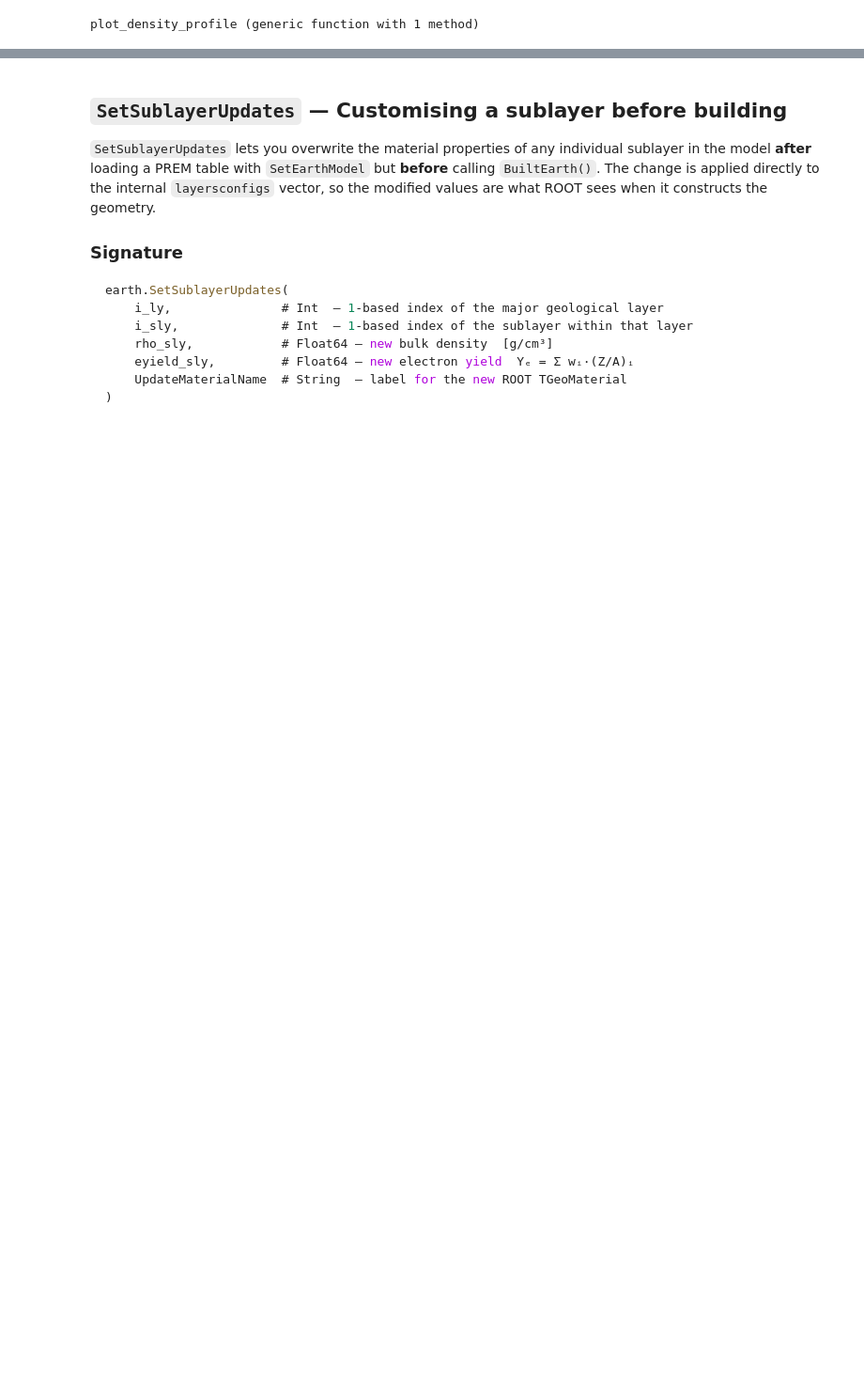
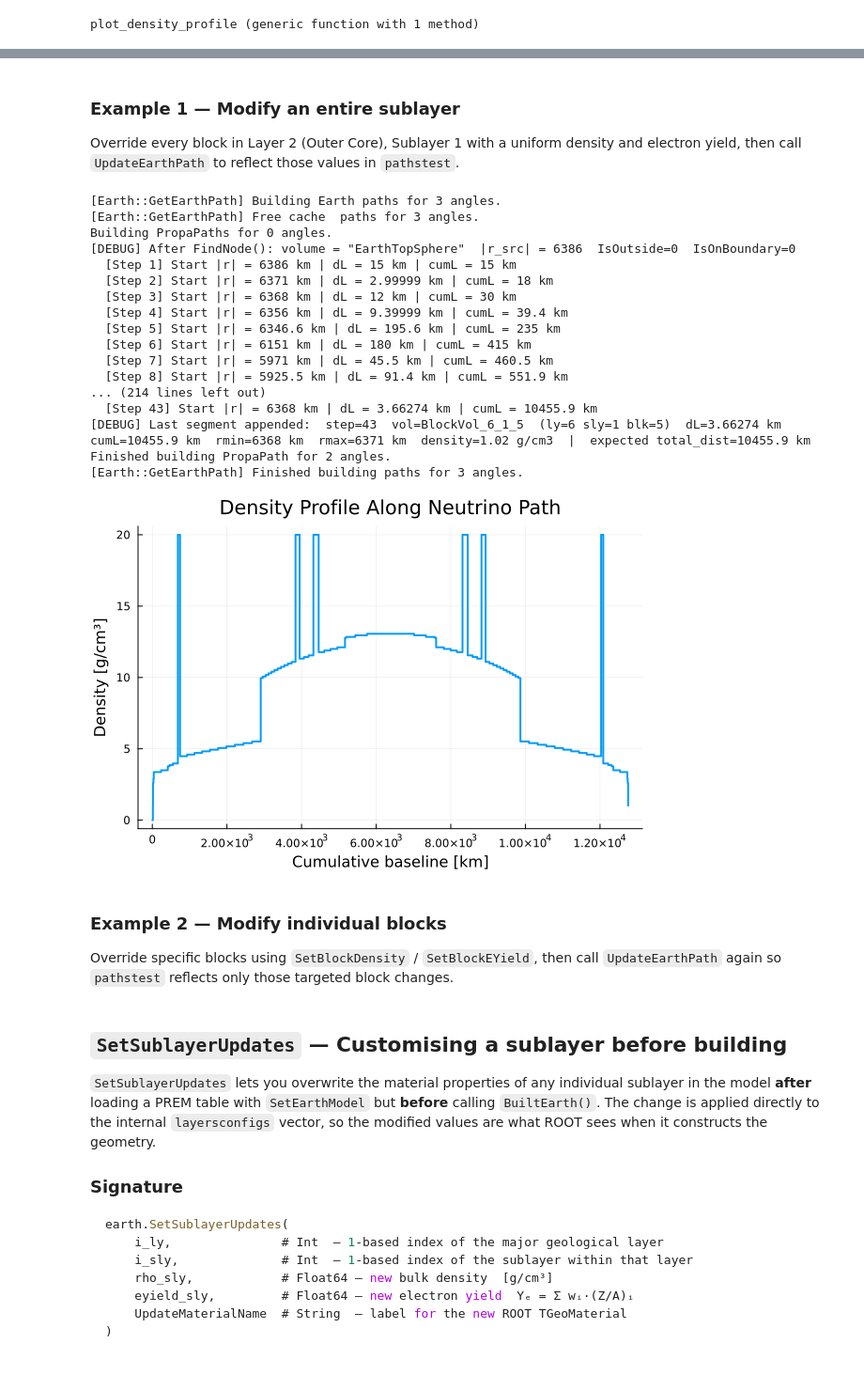
Before and after one commit to YaelDeniz/ModularEarth, a Jupyter notebook: tutorials/ModularEarthInJulia_tutorial.ipynb, the cells around one changed output, grey strips where cells are left out. Shown at 94% size. Drawn from its saved outputs; the diff is of its cells as text; code cells hidden in the pictures; blank space fills up the shorter version.

Commit message:
BackUp

```diff
--- a/tutorials/ModularEarthInJulia_tutorial.ipynb
+++ b/tutorials/ModularEarthInJulia_tutorial.ipynb
@@ -265,7 +347,7 @@ det_R   = 6371.0 # radius     [km]   — Earth's mean surface radius
 earth.SetDetectorLocation(det_lon, det_lat, det_R)
 
 # 3-angle grid: oblique (120°), steep (150°), vertical (180°).
-th_vals = [180.0]
+th_vals = [180.0, 165.0, 145.0] # Let's double check theta = 0
 
 th_grid = ROOT.std.vector["double"]()
 for th in th_vals;  th_grid.push_back(th);  end
@@ -361,0 +474,72 @@ plot_density_profile(paths[1])
+# %% [markdown]
+### Example 1 — Modify an entire sublayer
+
+Override every block in Layer 2 (Outer Core), Sublayer 1 with a uniform density and electron yield,
+then call `UpdateEarthPath` to reflect those values in `pathstest`.
+# %%
+# ── Example 1: Sublayer-wide density / eYield override ────────────────────────
+earth.ResetBlockMaterialCache()
+
+# Populate the geometry cache for the 3-angle grid.
+th_vals_test = [180.0, 165.0, 145.0]
+th_grid_test = ROOT.std.vector["double"]()
+for th in th_vals_test;  th_grid_test.push_back(th);  end
+phi_test = 0.0
+_ = earth.GetEarthPath(th_grid_test, phi_test)
+
+# Override all blocks in Layer 2 (Outer Core), Sublayer 1.
+new_rho_sly = 20.0   # [g/cm^3] — well above the PREM outer-core value (~10 g/cm^3)
+new_ye_sly  = 0.50
+
+earth.SetSublayerDensity(2, 5, new_rho_sly)
+earth.SetSublayerEYield(2, 5, new_ye_sly)
+
+earth.SetSublayerDensity(2, 9, new_rho_sly)
+earth.SetSublayerEYield(2, 9, new_ye_sly)
+
+
+earth.SetSublayerDensity(3, 11, new_rho_sly)
+earth.SetSublayerEYield(3, 11, new_ye_sly)
+
+
+println("Layer 2 / Sublayer 1 updated: rho = \$new_rho_sly g/cm^3,  Ye = \$new_ye_sly")
+
+# Retrieve updated paths without re-running ROOT tracking.
+pathstest_ref = earth.UpdateEarthPath()
+pathstest = [
+    Path(
+        pyvector_to_julia(p.density),
+        pyvector_to_julia(p.baseline),
+    )
+    for p in pathstest_ref
+]
+
+println("pathstest: \$(length(pathstest)) paths  (th_vals_test = \$th_vals_test)")
+println("\nDensity profile for theta = 180 deg  (pathstest[1]):")
+println(pathstest[1].density)
+
+plot_density_profile(pathstest[1])
+# %% [output]
+[Earth::GetEarthPath] Building Earth paths for 3 angles.
+[Earth::GetEarthPath] Free cache  paths for 3 angles.
+Building PropaPaths for 0 angles.
+[DEBUG] After FindNode(): volume = "EarthTopSphere"  |r_src| = 6386  IsOutside=0  IsOnBoundary=0
+  [Step 1] Start |r| = 6386 km | dL = 15 km | cumL = 15 km
+  [Step 2] Start |r| = 6371 km | dL = 2.99999 km | cumL = 18 km
+  [Step 3] Start |r| = 6368 km | dL = 12 km | cumL = 30 km
+  [Step 4] Start |r| = 6356 km | dL = 9.39999 km | cumL = 39.4 km
+  [Step 5] Start |r| = 6346.6 km | dL = 195.6 km | cumL = 235 km
+  [Step 6] Start |r| = 6151 km | dL = 180 km | cumL = 415 km
+  [Step 7] Start |r| = 5971 km | dL = 45.5 km | cumL = 460.5 km
+  [Step 8] Start |r| = 5925.5 km | dL = 91.4 km | cumL = 551.9 km
+... (214 lines left out)
+  [Step 43] Start |r| = 6368 km | dL = 3.66274 km | cumL = 10455.9 km
+[DEBUG] Last segment appended:  step=43  vol=BlockVol_6_1_5  (ly=6 sly=1 blk=5)  dL=3.66274 km  cumL=10455.9 km  rmin=6368 km  rmax=6371 km  density=1.02 g/cm3  |  expected total_dist=10455.9 km
+Finished building PropaPath for 2 angles.
+[Earth::GetEarthPath] Finished building paths for 3 angles.
+[figure, added]
+# %% [markdown]
+### Example 2 — Modify individual blocks
+
+Override specific blocks using `SetBlockDensity` / `SetBlockEYield`, then call
+`UpdateEarthPath` again so `pathstest` reflects only those targeted block changes.
```
Also changed, not shown: parts of 15 cells of this notebook, 1 other file.
